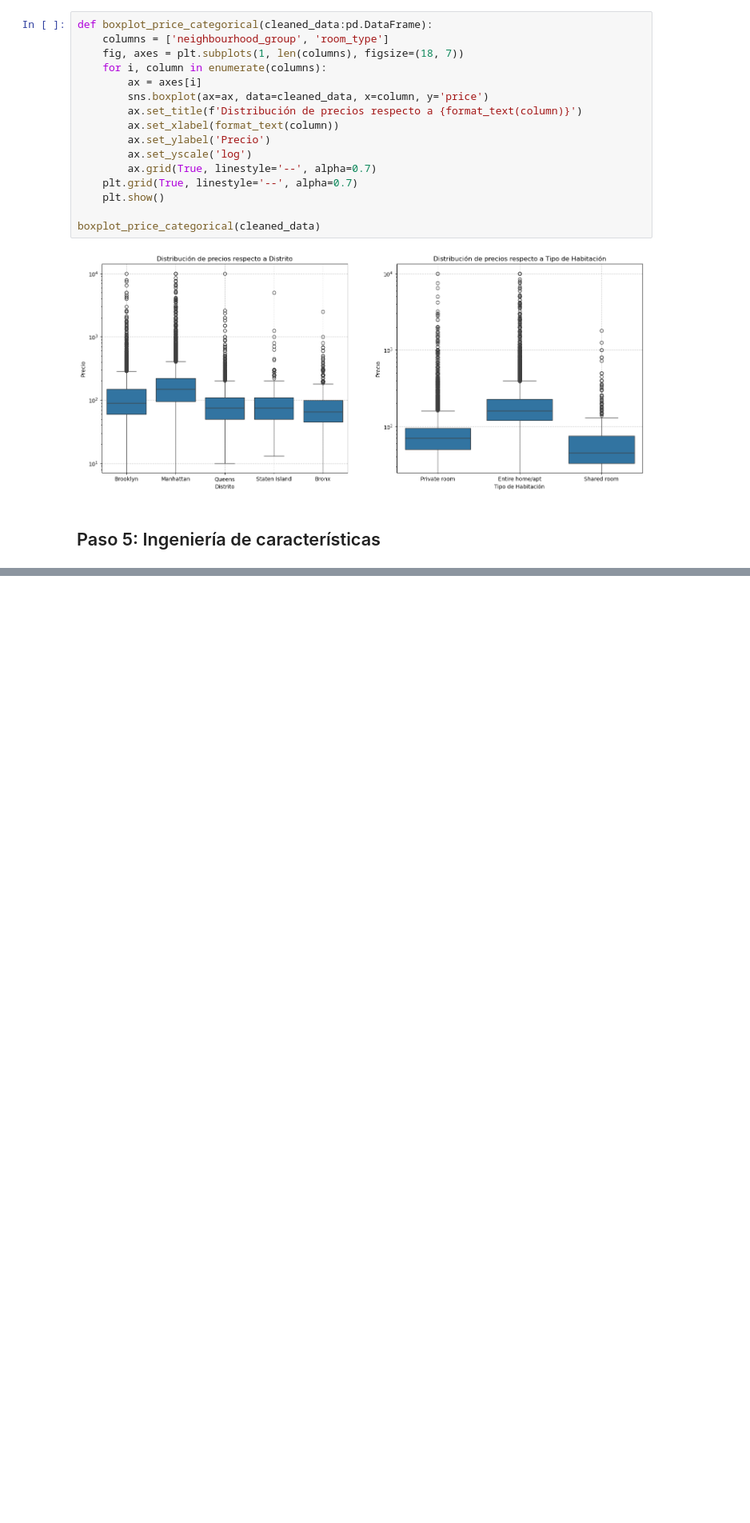
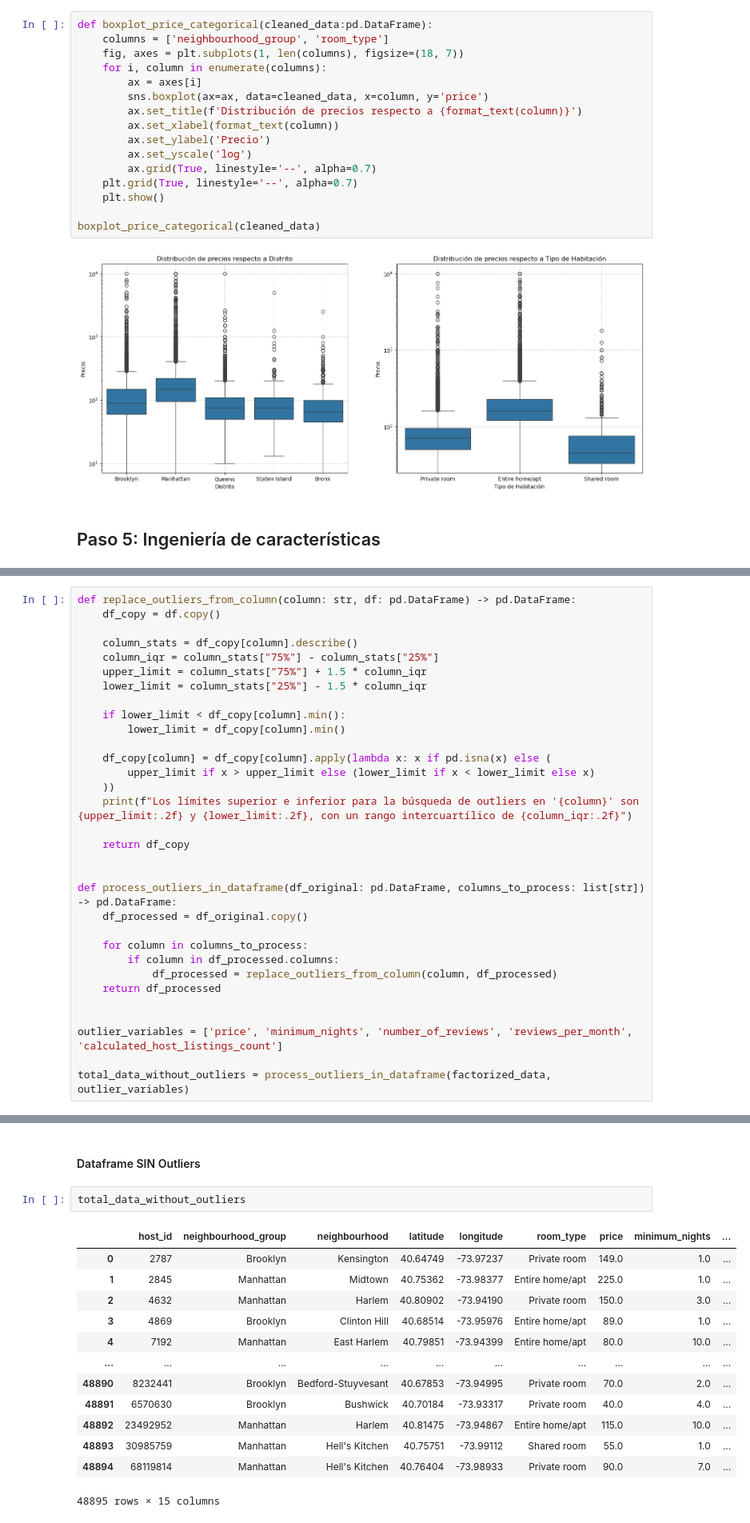
Before and after one commit to 4GeeksAcademy/danielpaez-dev-machine-learning-python-template, a Jupyter notebook: src/explore.ipynb, the cells around one changed output, grey strips where cells are left out. Shown at 80% size. Drawn from its saved outputs; the diff is of its cells as text; blank space fills up the shorter version.

```diff
--- a/src/explore.ipynb
+++ b/src/explore.ipynb
@@ -245,0 +311,32 @@ factorized_data.describe()
+# %%
+def replace_outliers_from_column(column: str, df: pd.DataFrame) -> pd.DataFrame:
+    df_copy = df.copy()
+
+    column_stats = df_copy[column].describe()
+    column_iqr = column_stats["75%"] - column_stats["25%"]
+    upper_limit = column_stats["75%"] + 1.5 * column_iqr
+    lower_limit = column_stats["25%"] - 1.5 * column_iqr
+
+    if lower_limit < df_copy[column].min():
+        lower_limit = df_copy[column].min()
+
+    df_copy[column] = df_copy[column].apply(lambda x: x if pd.isna(x) else (
+        upper_limit if x > upper_limit else (lower_limit if x < lower_limit else x)
+    ))
+    print(f"Los límites superior e inferior para la búsqueda de outliers en '{column}' son {upper_limit:.2f} y {lower_limit:.2f}, con un rango intercuartílico de {column_iqr:.2f}")
+
+    return df_copy
+
+
+def process_outliers_in_dataframe(df_original: pd.DataFrame, columns_to_process: list[str]) -> pd.DataFrame:
+    df_processed = df_original.copy()
+
+    for column in columns_to_process:
+        if column in df_processed.columns:
+            df_processed = replace_outliers_from_column(column, df_processed)
+    return df_processed
+
+
+outlier_variables = ['price', 'minimum_nights', 'number_of_reviews', 'reviews_per_month', 'calculated_host_listings_count']
+
+total_data_without_outliers = process_outliers_in_dataframe(factorized_data, outlier_variables)
@@ -245,0 +373,18 @@ factorized_data.describe()
+# %% [markdown]
+#### Dataframe SIN Outliers
+# %%
+total_data_without_outliers
+# %% [output]
+|  | host_id | neighbourhood_group | neighbourhood | latitude | longitude | room_type | price | minimum_nights | ... |
+| 0 | 2787 | Brooklyn | Kensington | 40.64749 | -73.97237 | Private room | 149.0 | 1.0 | ... |
+| 1 | 2845 | Manhattan | Midtown | 40.75362 | -73.98377 | Entire home/apt | 225.0 | 1.0 | ... |
+| 2 | 4632 | Manhattan | Harlem | 40.80902 | -73.94190 | Private room | 150.0 | 3.0 | ... |
+| 3 | 4869 | Brooklyn | Clinton Hill | 40.68514 | -73.95976 | Entire home/apt | 89.0 | 1.0 | ... |
+| 4 | 7192 | Manhattan | East Harlem | 40.79851 | -73.94399 | Entire home/apt | 80.0 | 10.0 | ... |
+| ... | ... | ... | ... | ... | ... | ... | ... | ... | ... |
+| 48890 | 8232441 | Brooklyn | Bedford-Stuyvesant | 40.67853 | -73.94995 | Private room | 70.0 | 2.0 | ... |
+| 48891 | 6570630 | Brooklyn | Bushwick | 40.70184 | -73.93317 | Private room | 40.0 | 4.0 | ... |
+| 48892 | 23492952 | Manhattan | Harlem | 40.81475 | -73.94867 | Entire home/apt | 115.0 | 10.0 | ... |
+| 48893 | 30985759 | Manhattan | Hell's Kitchen | 40.75751 | -73.99112 | Shared room | 55.0 | 1.0 | ... |
+| 48894 | 68119814 | Manhattan | Hell's Kitchen | 40.76404 | -73.98933 | Private room | 90.0 | 7.0 | ... |
+48895 rows × 15 columns
```
Also changed, not shown: parts of 17 cells of this notebook.
